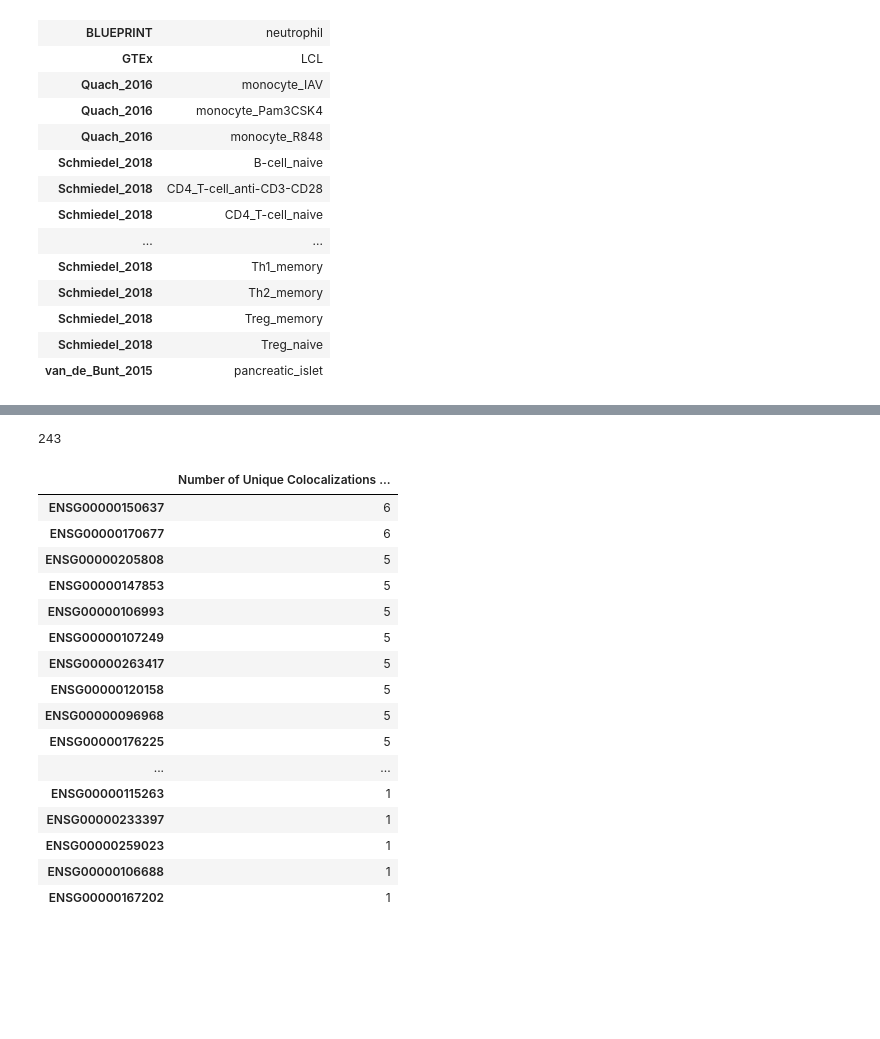
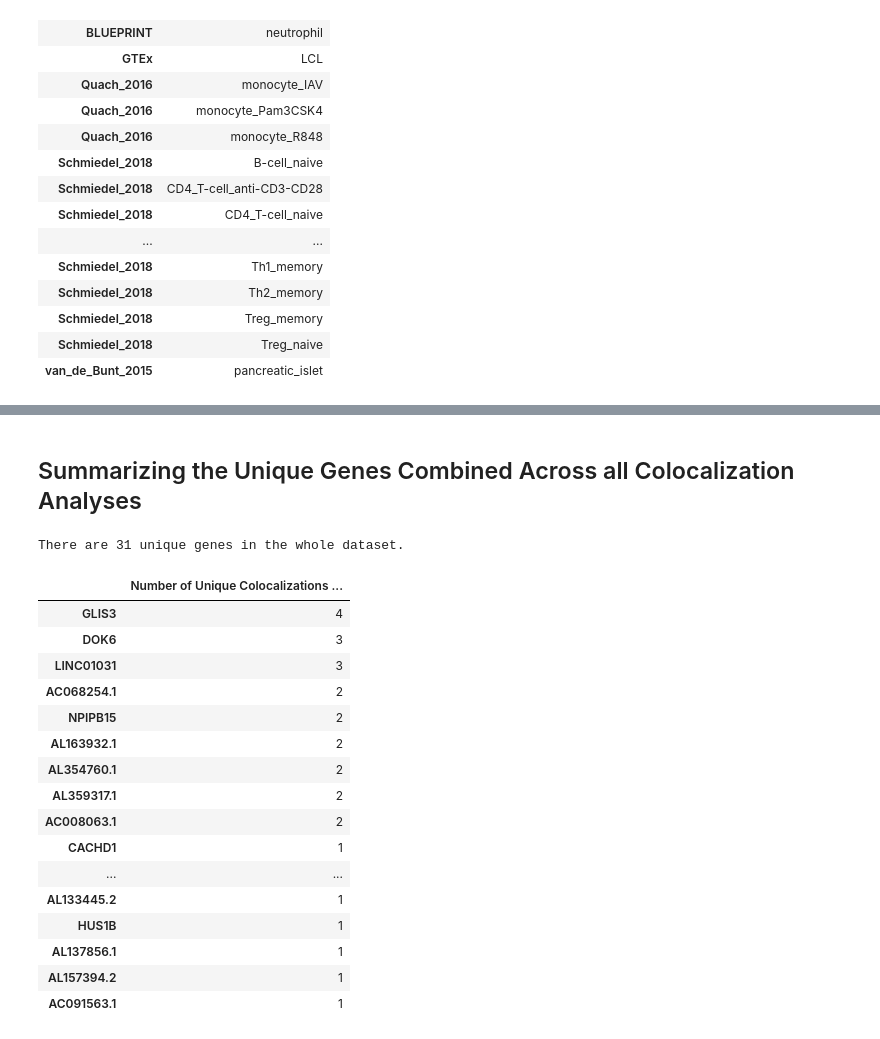
Before and after one commit to joreynajr/dchallenge, a Jupyter notebook: workflow/notebooks/exploratory/Colocalization_with_eQTL_Catalog_No_Filter.ipynb, the cells around one changed output, grey strips where cells are left out. Cells and saved outputs as stored; diff of their text form; code cells hidden in the pictures; blank space fills up the shorter version.

```diff
--- a/workflow/notebooks/exploratory/Colocalization_with_eQTL_Catalog_No_Filter.ipynb
+++ b/workflow/notebooks/exploratory/Colocalization_with_eQTL_Catalog_No_Filter.ipynb
@@ -291,4 +183,0 @@ t1d_data.gene_name.value_counts().to_frame()
-# %%
-t1d_data.gene_name.nunique()
-# %% [output]
-243
@@ -301,23 +184,35 @@ gene_uniq_summary.columns = ['Number of Unique Colocalizations in ALL Studies']
-# %%
-pd.set_option('display.max_rows', gene_uniq_summary.shape[0])
-display(gene_uniq_summary)
-pd.set_option('display.max_rows', 20)
-# %% [output]
-|  | Number of Unique Colocalizations ... |
-| ENSG00000150637 | 6 |
-| ENSG00000170677 | 6 |
-| ENSG00000205808 | 5 |
-| ENSG00000147853 | 5 |
-| ENSG00000106993 | 5 |
-| ENSG00000107249 | 5 |
-| ENSG00000263417 | 5 |
-| ENSG00000120158 | 5 |
-| ENSG00000096968 | 5 |
-| ENSG00000176225 | 5 |
-| ... | ... |
-| ENSG00000115263 | 1 |
-| ENSG00000233397 | 1 |
-| ENSG00000259023 | 1 |
-| ENSG00000106688 | 1 |
-| ENSG00000167202 | 1 |
+# %% [markdown]
+## Summarizing the Unique Genes Combined Across all Colocalization Analyses
+# %%
+# construct a table of unique genes
+gene_uniq_summary = t1d_data.drop_duplicates(['eqtl', 'ge', 'gene_name']).gene_name.value_counts()
+gene_uniq_summary = gene_uniq_summary.to_frame()
+gene_uniq_summary.sort_values('gene_name', ascending=False, inplace=True)
+gene_uniq_summary.columns = ['Number of Unique Colocalizations per Gene in ALL Studies']
+
+print('There are {} unique genes in the whole dataset.'.format(gene_uniq_summary.shape[0]))
+
+# display this table
+pd.set_option('display.max_rows', gene_uniq_summary.shape[0])
+display(gene_uniq_summary)
+pd.set_option('display.max_rows', 20)
+# %% [output]
+There are 31 unique genes in the whole dataset.
+|  | Number of Unique Colocalizations ... |
+| GLIS3 | 4 |
+| DOK6 | 3 |
+| LINC01031 | 3 |
+| AC068254.1 | 2 |
+| NPIPB15 | 2 |
+| AL163932.1 | 2 |
+| AL354760.1 | 2 |
+| AL359317.1 | 2 |
+| AC008063.1 | 2 |
+| CACHD1 | 1 |
+| ... | ... |
+| AL133445.2 | 1 |
+| HUS1B | 1 |
+| AL137856.1 | 1 |
+| AL157394.2 | 1 |
+| AC091563.1 | 1 |
 # %%
```
Also changed, not shown: parts of 46 cells of this notebook.
